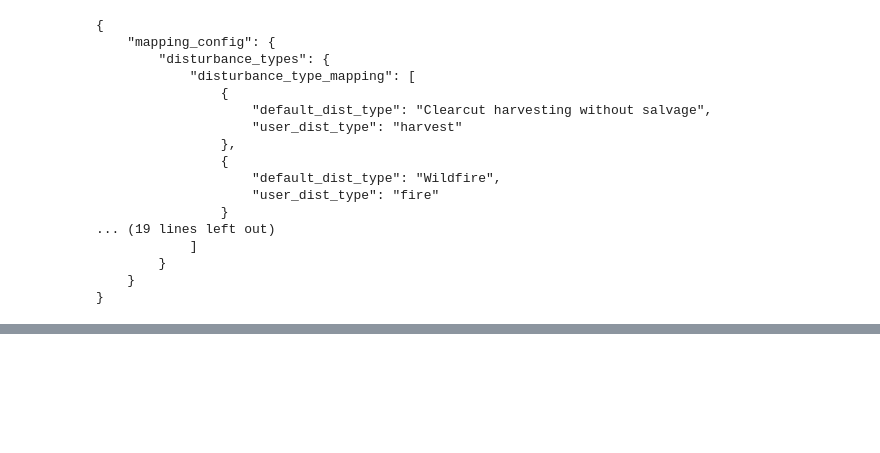
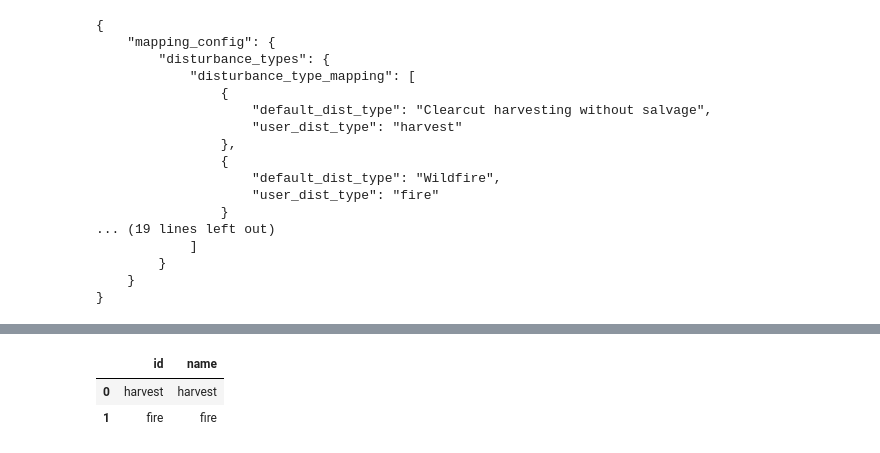
Before and after one commit to UBC-FRESH/ws3, a Jupyter notebook: examples/030_ws3_libcbm_sequential.ipynb, the cells around one changed output, grey strips where cells are left out. Drawn from its saved outputs; the diff is of its cells as text; code cells hidden in the pictures; blank space fills up the shorter version.

```diff
--- a/examples/030_ws3_libcbm_sequential.ipynb
+++ b/examples/030_ws3_libcbm_sequential.ipynb
@@ -883,0 +929,6 @@ print(json.dumps(sit.config, indent=4, sort_keys=True))
+# %%
+pd.read_csv('data/libcbm_model_files/sit_disturbance_types.csv')
+# %% [output]
+|  | id | name |
+| 0 | harvest | harvest |
+| 1 | fire | fire |
```
Also changed, not shown: parts of 42 cells of this notebook, 9 other files.
